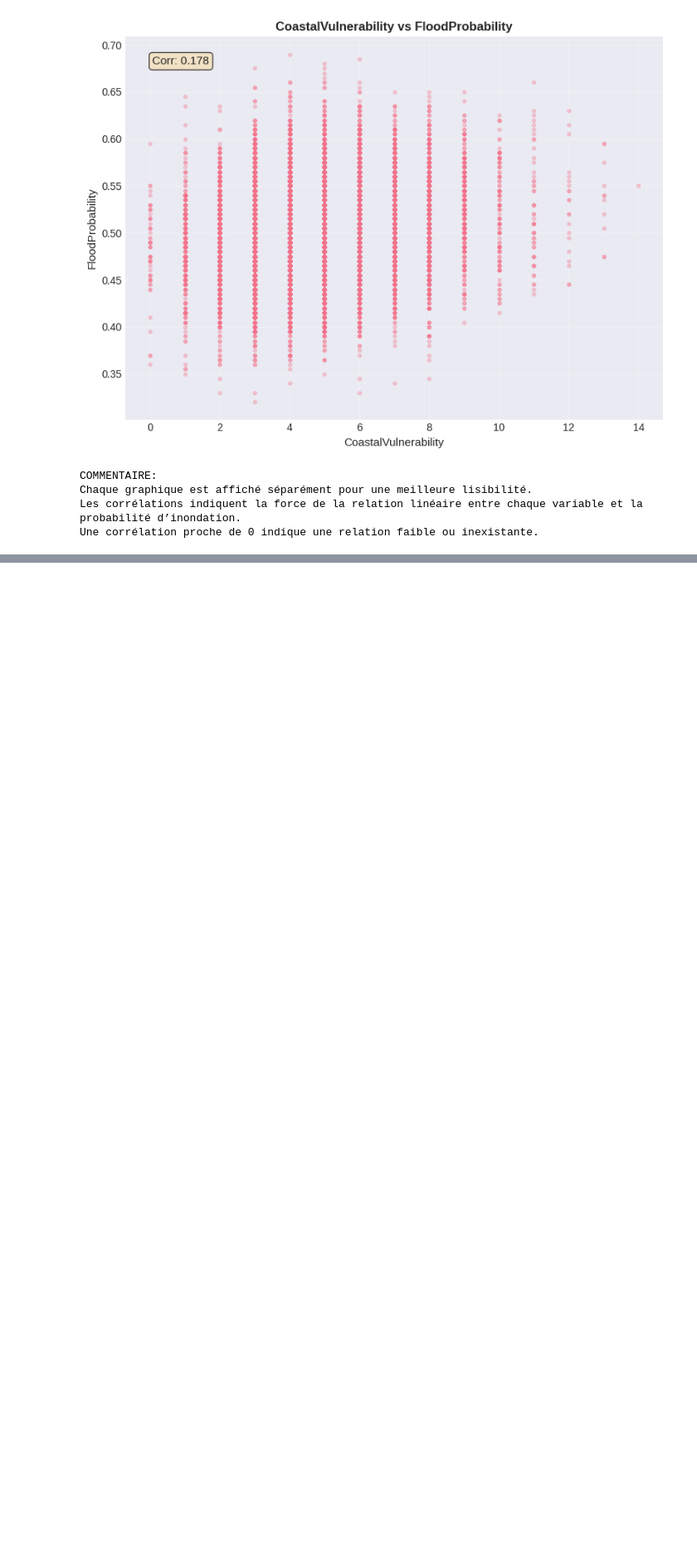
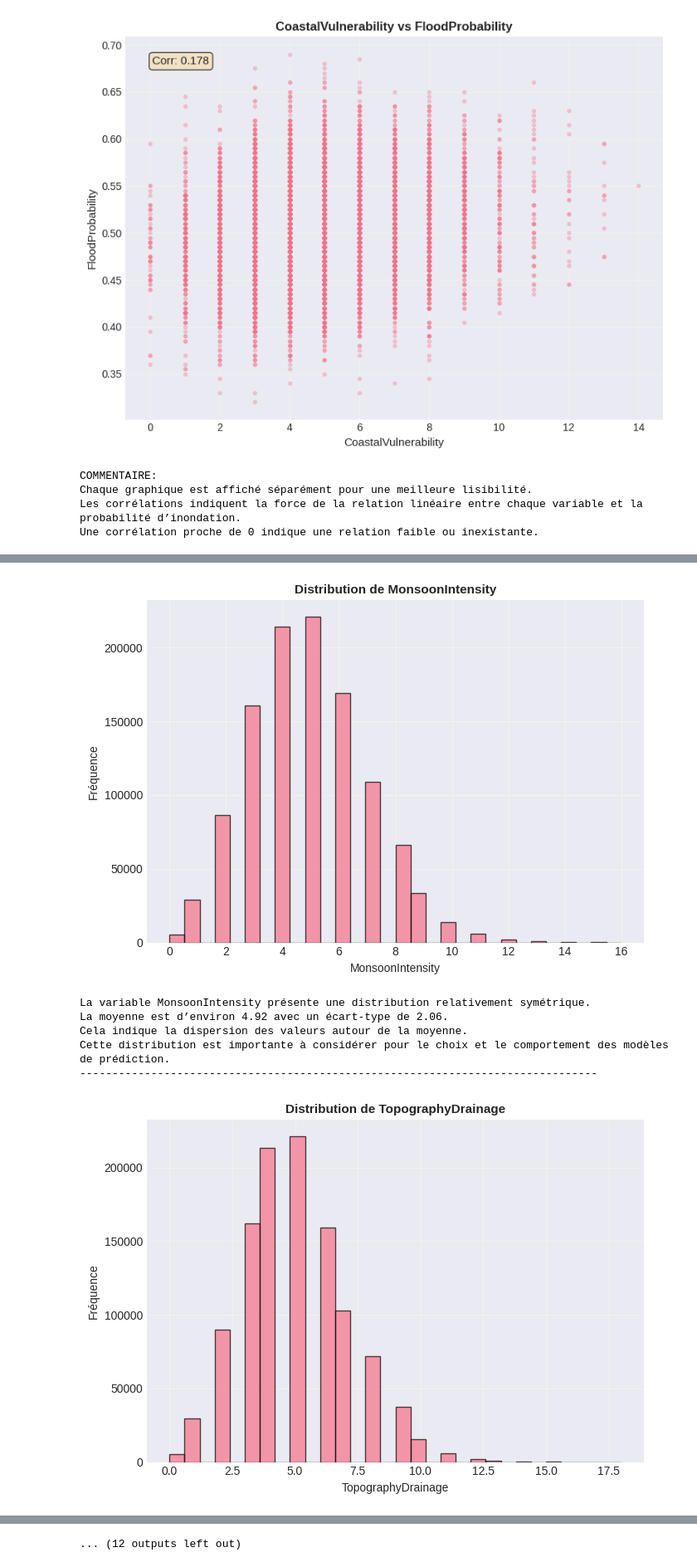
Before and after one commit to Mounix756/FloodPrediction, a Jupyter notebook: index.ipynb, the cells around one changed output, grey strips where cells are left out. Shown at 83% size. Saved outputs shown, nothing was run; the diff lists cells and outputs as text; code cells hidden in the pictures; blank space fills up the shorter version.

Commit message:
fix : Graphique 2: Distributions des variables explicatives

```diff
--- a/index.ipynb
+++ b/index.ipynb
@@ -203,0 +206,50 @@ Une corrélation proche de 0 indique une relation faible ou inexistante.
+# %%
+selected_vars = feature_cols[:12]  # Premières 12 variables
+
+for var in selected_vars:
+    plt.figure(figsize=(7, 5))
+
+    data = train_df[var].dropna()
+
+    plt.hist(
+        data,
+        bins=30,
+        edgecolor='black',
+        alpha=0.7
+    )
+
+    plt.xlabel(var, fontsize=10)
+    plt.ylabel('Fréquence', fontsize=10)
+    plt.title(f'Distribution de {var}', fontsize=11, fontweight='bold')
+    plt.grid(True, alpha=0.3)
+
+    plt.tight_layout()
+    plt.show()
+
+    # Analyse statistique simple pour commentaire
+    mean = data.mean()
+    std = data.std()
+    skew = data.skew()
+
+    if abs(skew) < 0.5:
+        shape = "une distribution relativement symétrique"
+    elif skew > 0:
+        shape = "une distribution asymétrique à droite (queue vers les grandes valeurs)"
+    else:
+        shape = "une distribution asymétrique à gauche (queue vers les petites valeurs)"
+
+    print(
+        f"La variable {var} présente {shape}. \n"
+        f"La moyenne est d’environ {mean:.2f} avec un écart-type de {std:.2f}. \n"
+        "Cela indique la dispersion des valeurs autour de la moyenne. \n"
+        "Cette distribution est importante à considérer pour le choix et le comportement des modèles de prédiction."
+    )
+    print("-" * 80)
+# %% [output]
+[figure, added]
+La variable MonsoonIntensity présente une distribution relativement symétrique.
+La moyenne est d’environ 4.92 avec un écart-type de 2.06.
+Cela indique la dispersion des valeurs autour de la moyenne.
+Cette distribution est importante à considérer pour le choix et le comportement des modèles de prédiction.
+--------------------------------------------------------------------------------
+[figure, added]
@@ -203,0 +285 @@ Une corrélation proche de 0 indique une relation faible ou inexistante.
+... (12 outputs left out)
```
Also changed, not shown: parts of 2 cells of this notebook.
